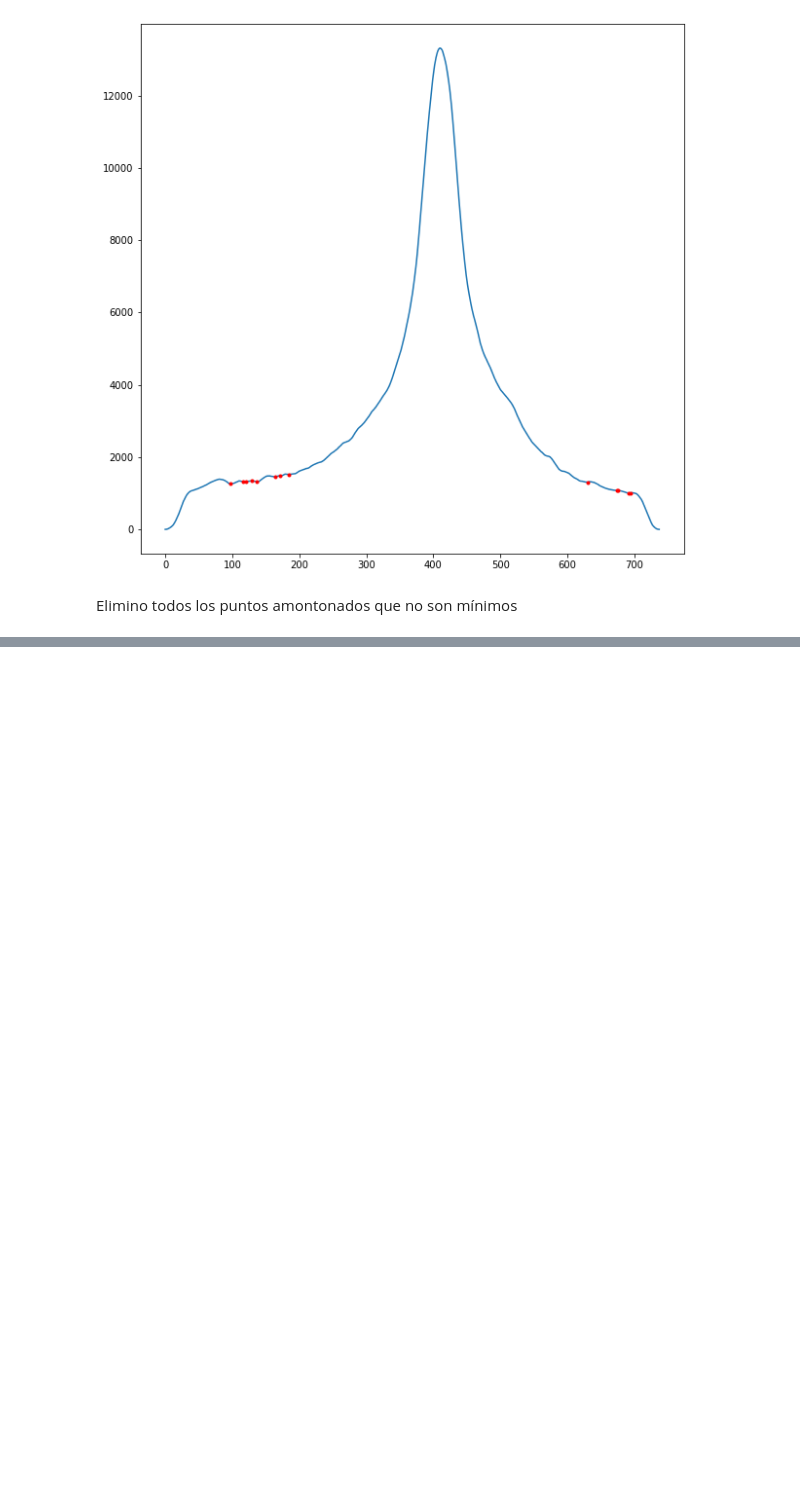
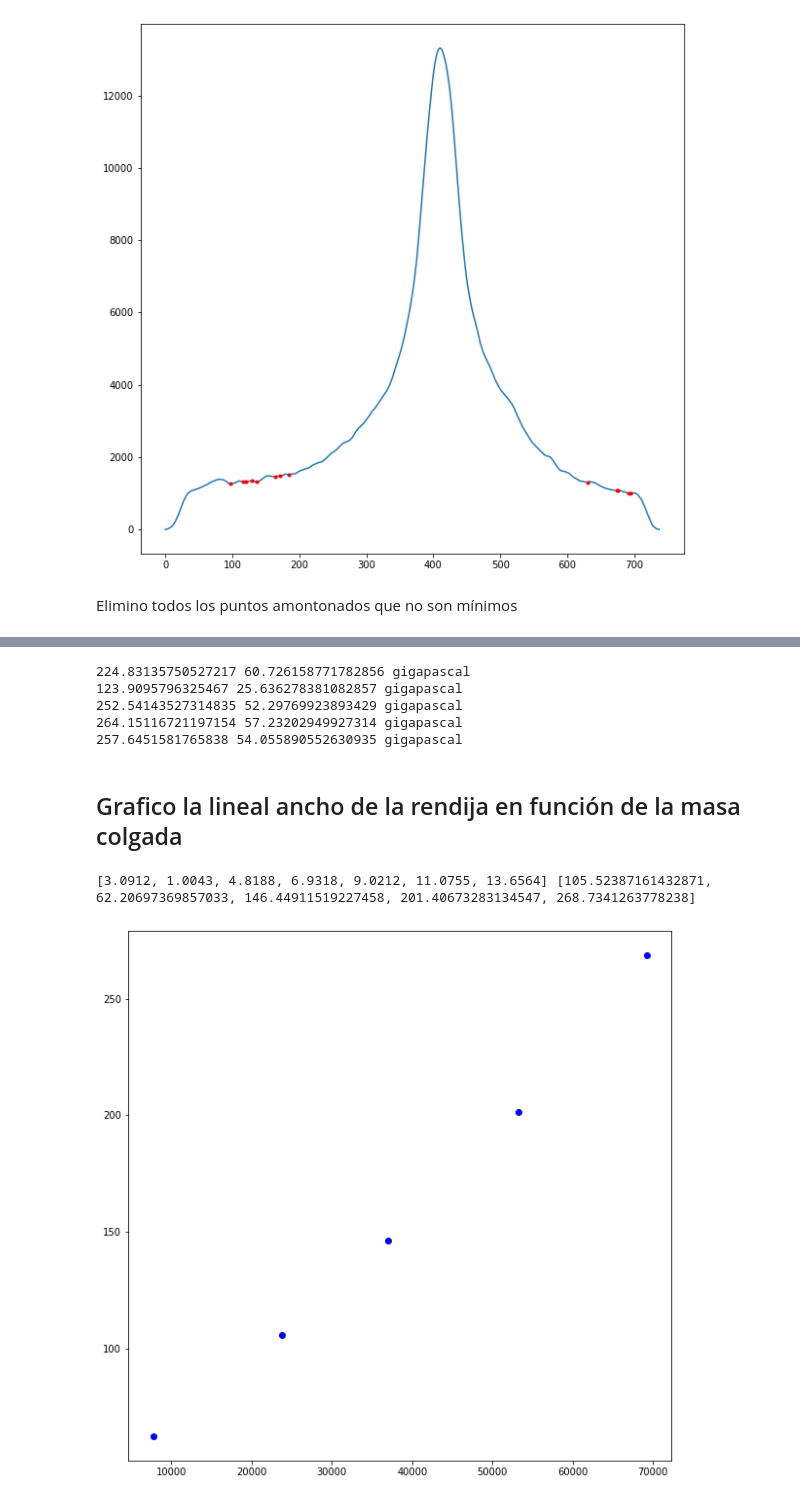
Before and after one commit to tdinapoli/labo-4, a Jupyter notebook: informe_1/young_estatico/analisis_acero_estatico.ipynb, the cells around one changed output, grey strips where cells are left out. Cells and saved outputs as stored; diff of their text form; code cells hidden in the pictures; blank space fills up the shorter version.

Commit message:
empiezo a verlo con la lineal

```diff
--- a/informe_1/young_estatico/analisis_acero_estatico.ipynb
+++ b/informe_1/young_estatico/analisis_acero_estatico.ipynb
@@ -402,0 +379,43 @@ for index, a in enumerate(separaciones_rendija):
+# %%
+err_L = 0.5 * un.centimeter
+err_m = 0.0005 * un.gram
+err_g = 0.001 * un.meter / un.second**2
+err_d = 0.2 * un.millimeter
+#errores_cm[1] = 0.04
+errores_cm = np.array(errores_cm) * un.centimeter
+
+errores_E = []
+for index, a in enumerate(separaciones_rendija):
+    #defino de a términos
+    m = masas[index] * un.gram
+    err_a = err_separacion_rendija[index]
+    primero = (g * L**3 * 64 * err_m) / (3 * a * np.pi * d**4)
+    segundo = (m * L**3 * 64 * err_g) / (3 * a * np.pi * d**4)
+    tercero = (m * g * L**2 * 64 * err_L) / (a * np.pi * d**4)
+    cuarto = (m * g * L**3 * 64 * err_a) / (3 * a**2 * np.pi * d**4)
+    quinto = (m * g * L**3 * 64 * 4 * err_d) / (3 * a * np.pi * d**5)
+    #print(primero.to(un.pascal)/1e9, segundo.to(un.pascal)/1e9, tercero.to(un.pascal)/1e9, cuarto.to(un.pascal)/1e9, quinto.to(un.pascal)/1e9)
+    err_E = np.sqrt(primero**2 + segundo**2 + tercero**2 + cuarto**2 + quinto**2)
+    print(E[index], err_E.to(un.gigapascal))
+    errores_E.append(err_E.to(un.gigapascal))
+# %% [output]
+224.83135750527217 60.726158771782856 gigapascal
+123.9095796325467 25.636278381082857 gigapascal
+252.54143527314835 52.29769923893429 gigapascal
+264.15116721197154 57.23202949927314 gigapascal
+257.6451581765838 54.055890552630935 gigapascal
+# %% [markdown]
+## Grafico la lineal ancho de la rendija en función de la masa colgada
+# %%
+cte = (g * L**3 * 64) / (3 * np.pi * d**4)
+
+plt.figure(figsize=(10,10))
+separaciones_rendija_sin_unidades = []
+for sep in separaciones_rendija:
+    separaciones_rendija_sin_unidades.append(sep.magnitude)
+print(masas, separaciones_rendija_sin_unidades)
+plt.plot(cte * masas[:-2] , separaciones_rendija_sin_unidades, 'ob')
+plt.show()
+# %% [output]
+[3.0912, 1.0043, 4.8188, 6.9318, 9.0212, 11.0755, 13.6564] [105.52387161432871, 62.20697369857033, 146.44911519227458, 201.40673283134547, 268.7341263778238]
+[figure, added]
```
Also changed, not shown: parts of 43 cells of this notebook.
